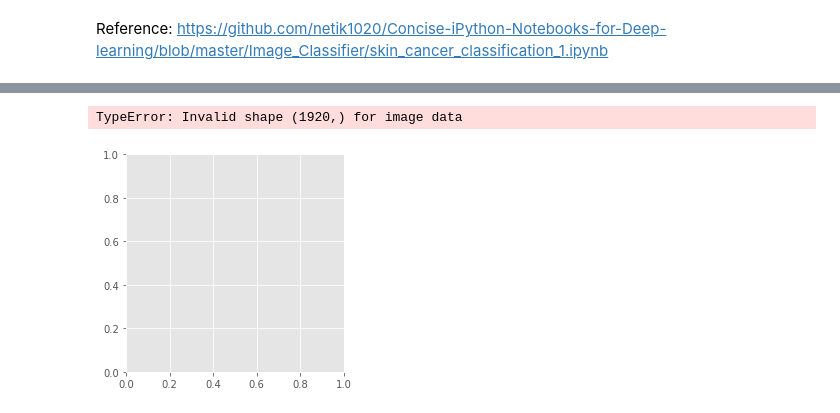
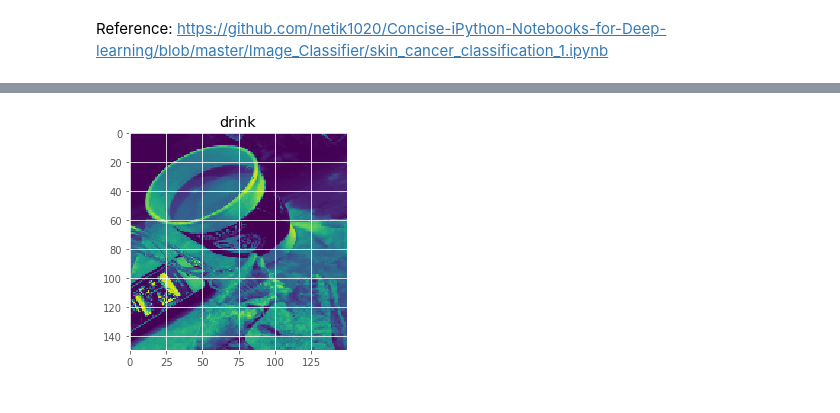
Before and after one commit to yuchild/image_help_from_yelp, a Jupyter notebook: photos_eda.ipynb, the cells around one changed output, grey strips where cells are left out. Saved outputs shown, nothing was run; the diff lists cells and outputs as text; code cells hidden in the pictures.

```diff
--- a/photos_eda.ipynb
+++ b/photos_eda.ipynb
@@ -205,5 +154,13 @@ TypeError: Invalid shape (1920,) for image data
-# %%
-plt.imshow(img_test)
-# %% [output]
-TypeError: Invalid shape (1920,) for image data
-[figure, removed]
+# %%
+img1 = load_img(df_short_balanced.photo_path.iloc[0]
+              , grayscale=True
+              , target_size=(150,150))
+
+img2 = load_img(df_short_balanced.photo_path.iloc[1]
+              , grayscale=True
+              , target_size=(150,150))
+# %%
+plt.imshow(img1)
+plt.title(df_short_balanced.label.iloc[0]);
+# %% [output]
+[figure, added]
```
Also changed, not shown: parts of 69 cells of this notebook, 1 other file.
